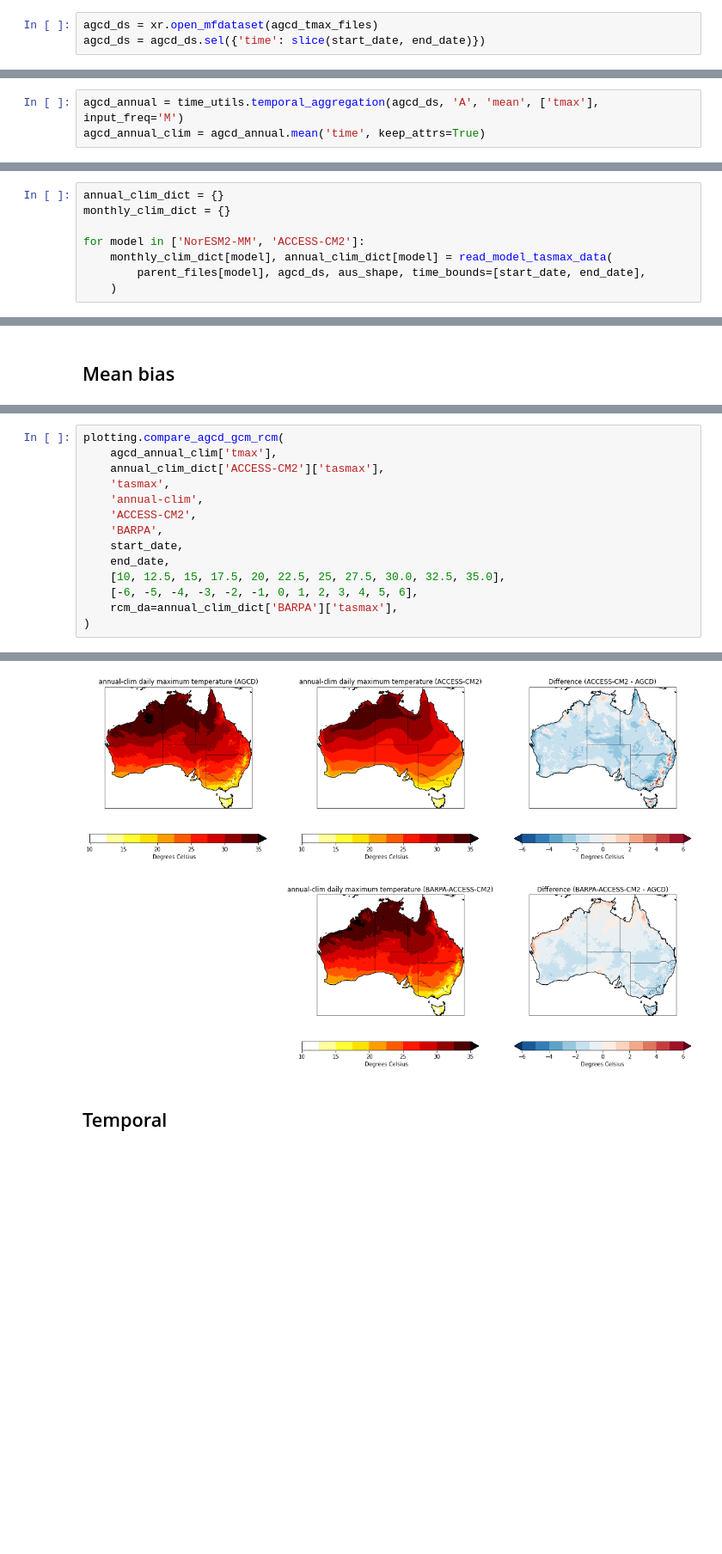
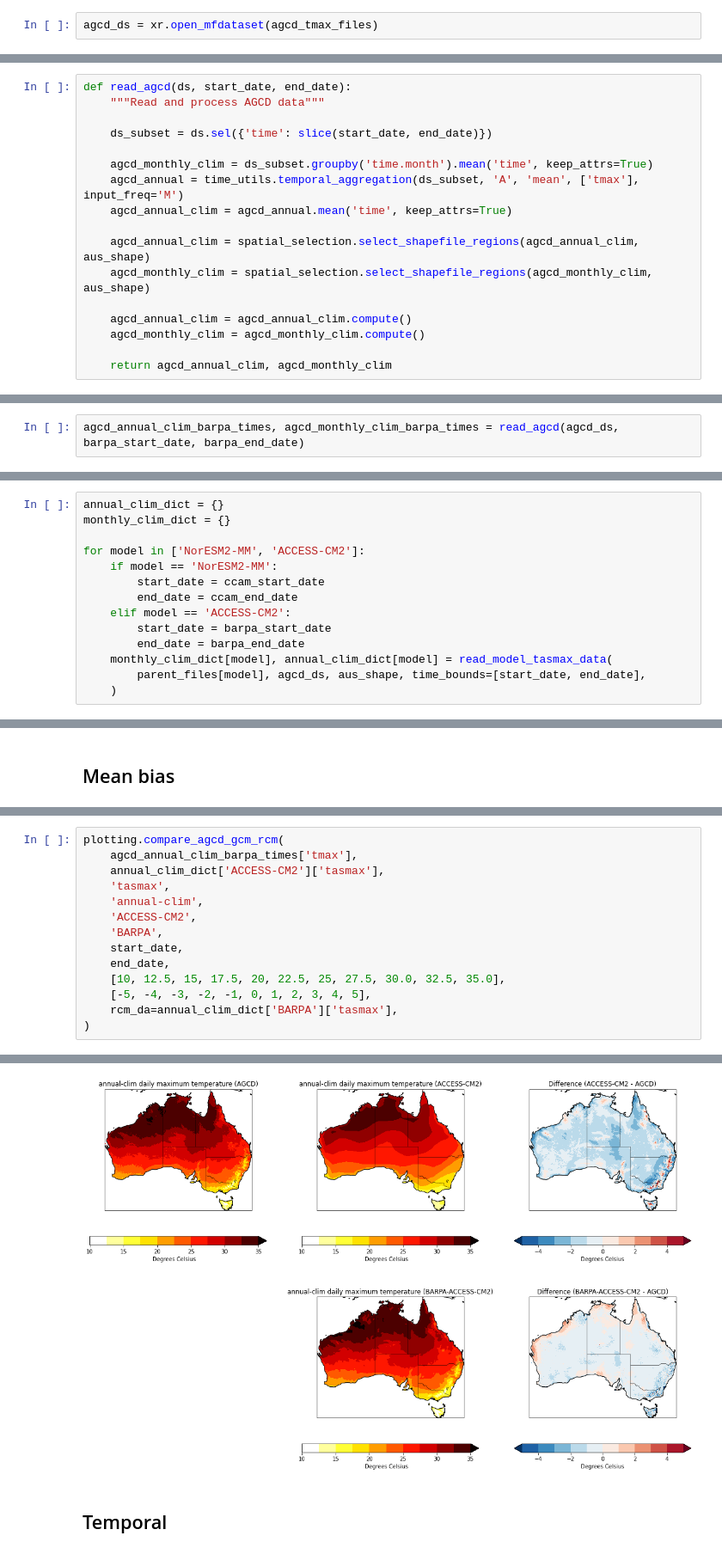
Before and after one commit to AusClimateService/model-evaluation, a Jupyter notebook: tasmax_climatology.ipynb, the cells around one changed output, grey strips where cells are left out. Shown at 86% size. Saved outputs shown, nothing was run; the diff lists cells and outputs as text; blank space fills up the shorter version.

```diff
--- a/tasmax_climatology.ipynb
+++ b/tasmax_climatology.ipynb
@@ -53,4 +53,3 @@ agcd_tmax_files
  '/g/data/zv2/agcd/v1/tmax/mean/r005/01month/agcd_v1_tmax_mean_r005_monthly_2014.nc']
 # %%
 agcd_ds = xr.open_mfdataset(agcd_tmax_files)
-agcd_ds = agcd_ds.sel({'time': slice(start_date, end_date)})
@@ -123 +56,18 @@ history :
+# %%
+def read_agcd(ds, start_date, end_date):
+    """Read and process AGCD data"""
+
+    ds_subset = ds.sel({'time': slice(start_date, end_date)})
+
+    agcd_monthly_clim = ds_subset.groupby('time.month').mean('time', keep_attrs=True)
+    agcd_annual = time_utils.temporal_aggregation(ds_subset, 'A', 'mean', ['tmax'], input_freq='M')
+    agcd_annual_clim = agcd_annual.mean('time', keep_attrs=True)
+
+    agcd_annual_clim = spatial_selection.select_shapefile_regions(agcd_annual_clim, aus_shape)
+    agcd_monthly_clim = spatial_selection.select_shapefile_regions(agcd_monthly_clim, aus_shape)
+
+    agcd_annual_clim = agcd_annual_clim.compute()
+    agcd_monthly_clim = agcd_monthly_clim.compute()
+
+    return agcd_annual_clim, agcd_monthly_clim
 # %%
@@ -125,3 +86,2 @@ agcd_monthly_clim = agcd_ds.groupby('time.month').mean('time', keep_attrs=True)
 # %%
-agcd_annual = time_utils.temporal_aggregation(agcd_ds, 'A', 'mean', ['tmax'], input_freq='M')
-agcd_annual_clim = agcd_annual.mean('time', keep_attrs=True)
+agcd_annual_clim_barpa_times, agcd_monthly_clim_barpa_times = read_agcd(agcd_ds, barpa_start_date, barpa_end_date)
@@ -192,6 +149,12 @@ annual_clim_dict = {}
 monthly_clim_dict = {}
 
 for model in ['NorESM2-MM', 'ACCESS-CM2']:
+    if model == 'NorESM2-MM':
+        start_date = ccam_start_date
+        end_date = ccam_end_date
+    elif model == 'ACCESS-CM2':
+        start_date = barpa_start_date
+        end_date = barpa_end_date
     monthly_clim_dict[model], annual_clim_dict[model] = read_model_tasmax_data(
         parent_files[model], agcd_ds, aus_shape, time_bounds=[start_date, end_date],
     )
@@ -268,6 +227,6 @@ plotting.compare_agcd_gcm_rcm(
 # %%
 plotting.compare_agcd_gcm_rcm(
-    agcd_annual_clim['tmax'],
+    agcd_annual_clim_barpa_times['tmax'],
     annual_clim_dict['ACCESS-CM2']['tasmax'],
     'tasmax',
     'annual-clim',
@@ -276,7 +235,7 @@ plotting.compare_agcd_gcm_rcm(
     start_date,
     end_date,
     [10, 12.5, 15, 17.5, 20, 22.5, 25, 27.5, 30.0, 32.5, 35.0],
-    [-6, -5, -4, -3, -2, -1, 0, 1, 2, 3, 4, 5, 6],
+    [-5, -4, -3, -2, -1, 0, 1, 2, 3, 4, 5],
     rcm_da=annual_clim_dict['BARPA']['tasmax'],
 )
 # %% [output]
@@ -284,4 +243,4 @@ plotting.compare_agcd_gcm_rcm(
-[figure, old version]
+[figure, new version]
 # %% [markdown]
 ## Temporal
 # %%
```
Also changed, not shown: parts of 16 cells of this notebook, 1 other file.
